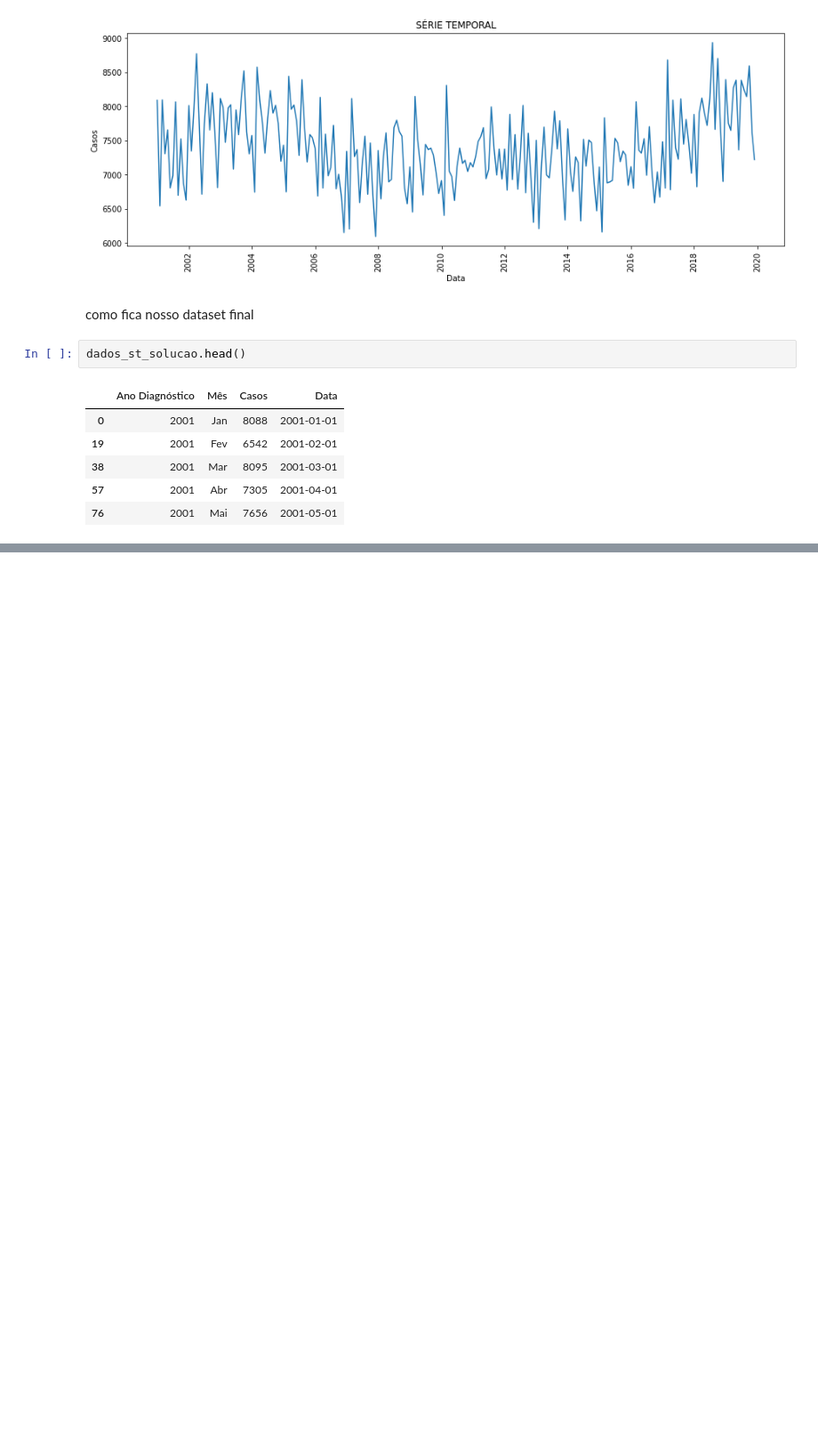
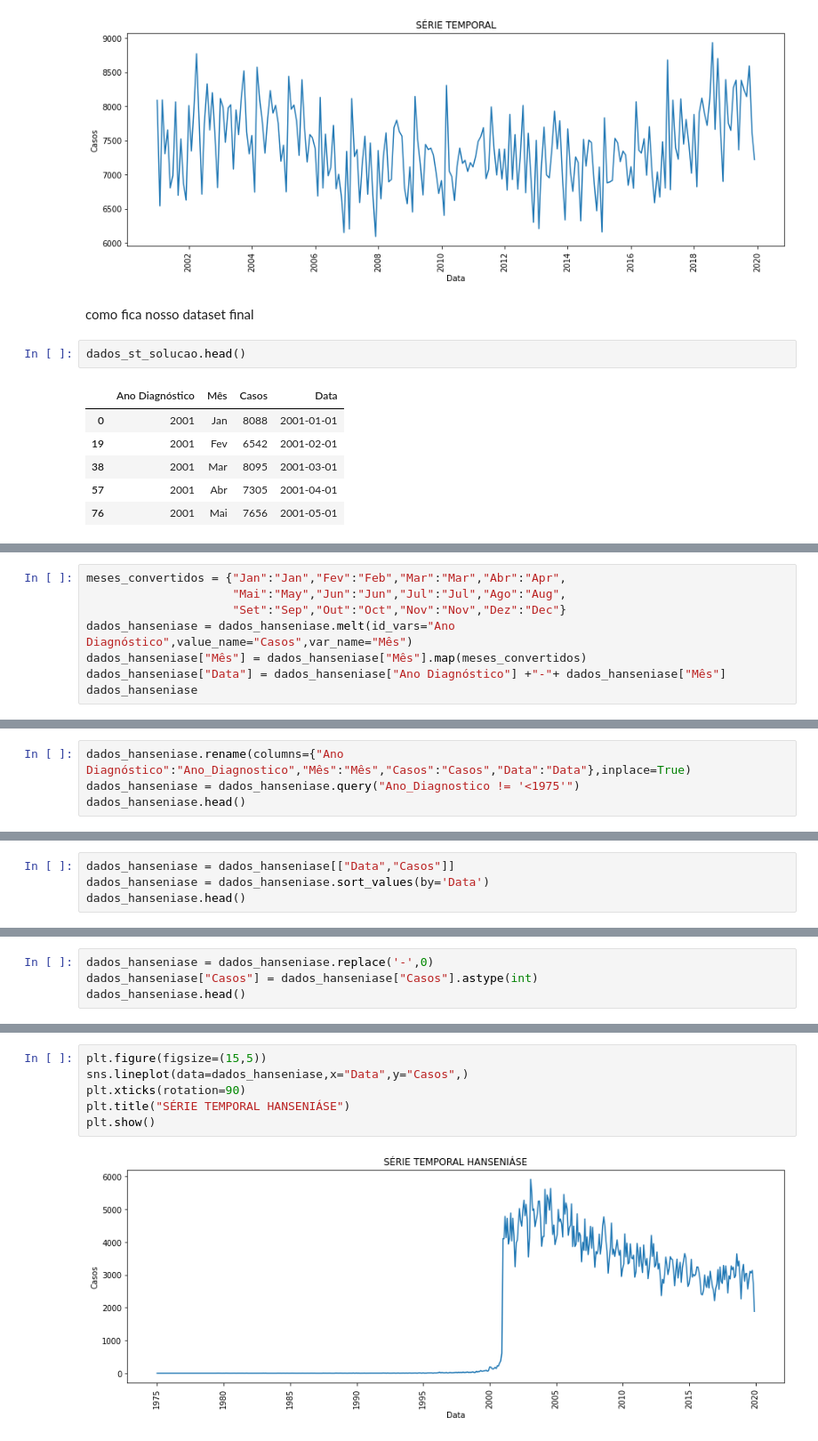
Before and after one commit to MatheusOrange211/Bootcamp-Alura, a Jupyter notebook: SERIES_TEMPORAIS.ipynb, the cells around one changed output, grey strips where cells are left out. Shown at 89% size. Saved outputs shown, nothing was run; the diff lists cells and outputs as text; blank space fills up the shorter version.

```diff
--- a/SERIES_TEMPORAIS.ipynb
+++ b/SERIES_TEMPORAIS.ipynb
@@ -258,0 +321,8 @@ dados_st_solucao.head()
+# %%
+meses_convertidos = {"Jan":"Jan","Fev":"Feb","Mar":"Mar","Abr":"Apr",
+                     "Mai":"May","Jun":"Jun","Jul":"Jul","Ago":"Aug",
+                     "Set":"Sep","Out":"Oct","Nov":"Nov","Dez":"Dec"}
+dados_hanseniase = dados_hanseniase.melt(id_vars="Ano Diagnóstico",value_name="Casos",var_name="Mês")
+dados_hanseniase["Mês"] = dados_hanseniase["Mês"].map(meses_convertidos)
+dados_hanseniase["Data"] = dados_hanseniase["Ano Diagnóstico"] +"-"+ dados_hanseniase["Mês"]
+dados_hanseniase
@@ -258,0 +345,4 @@ dados_st_solucao.head()
+# %%
+dados_hanseniase.rename(columns={"Ano Diagnóstico":"Ano_Diagnostico","Mês":"Mês","Casos":"Casos","Data":"Data"},inplace=True)
+dados_hanseniase = dados_hanseniase.query("Ano_Diagnostico != '<1975'")
+dados_hanseniase.head()
@@ -258,0 +375,4 @@ dados_st_solucao.head()
+# %%
+dados_hanseniase = dados_hanseniase[["Data","Casos"]]
+dados_hanseniase = dados_hanseniase.sort_values(by='Data')
+dados_hanseniase.head()
@@ -258,0 +388,4 @@ dados_st_solucao.head()
+# %%
+dados_hanseniase = dados_hanseniase.replace('-',0)
+dados_hanseniase["Casos"] = dados_hanseniase["Casos"].astype(int)
+dados_hanseniase.head()
@@ -258,0 +411,8 @@ dados_st_solucao.head()
+# %%
+plt.figure(figsize=(15,5))
+sns.lineplot(data=dados_hanseniase,x="Data",y="Casos",)
+plt.xticks(rotation=90)
+plt.title("SÉRIE TEMPORAL HANSENIÁSE")
+plt.show()
+# %% [output]
+[figure, added]
```
Also changed, not shown: parts of 22 cells of this notebook.
